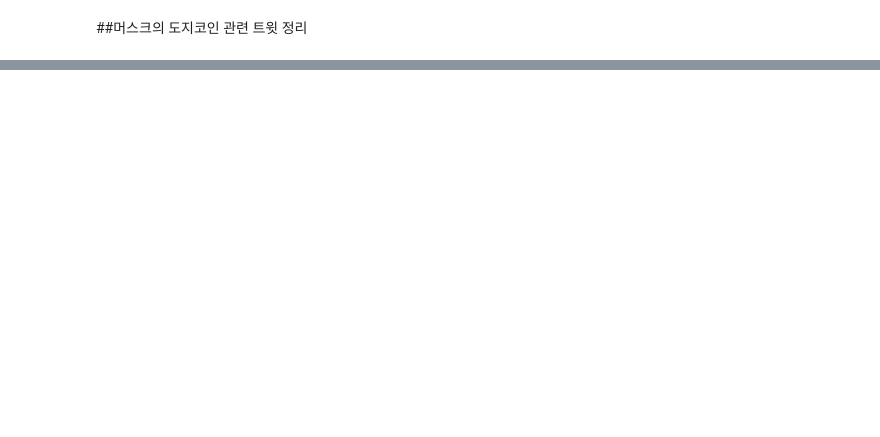
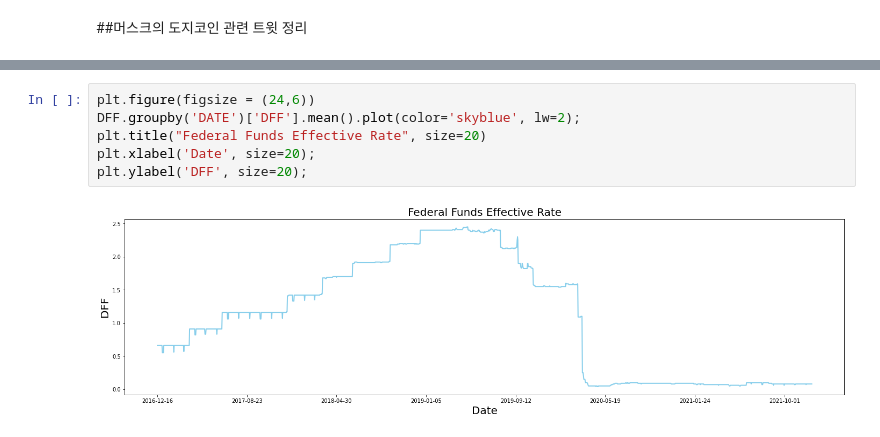
Before and after one commit to seungchanLLee/DAP__, a Jupyter notebook: Final_Project.ipynb, the cells around one changed output, grey strips where cells are left out. Drawn from its saved outputs; the diff is of its cells as text; blank space fills up the shorter version.

```diff
--- a/Final_Project.ipynb
+++ b/Final_Project.ipynb
@@ -116,0 +138,8 @@ plt.ylabel('Price');
+# %%
+plt.figure(figsize = (24,6))
+DFF.groupby('DATE')['DFF'].mean().plot(color='skyblue', lw=2);
+plt.title("Federal Funds Effective Rate", size=20)
+plt.xlabel('Date', size=20);
+plt.ylabel('DFF', size=20);
+# %% [output]
+[figure, added]
```
Also changed, not shown: parts of 23 cells of this notebook.
